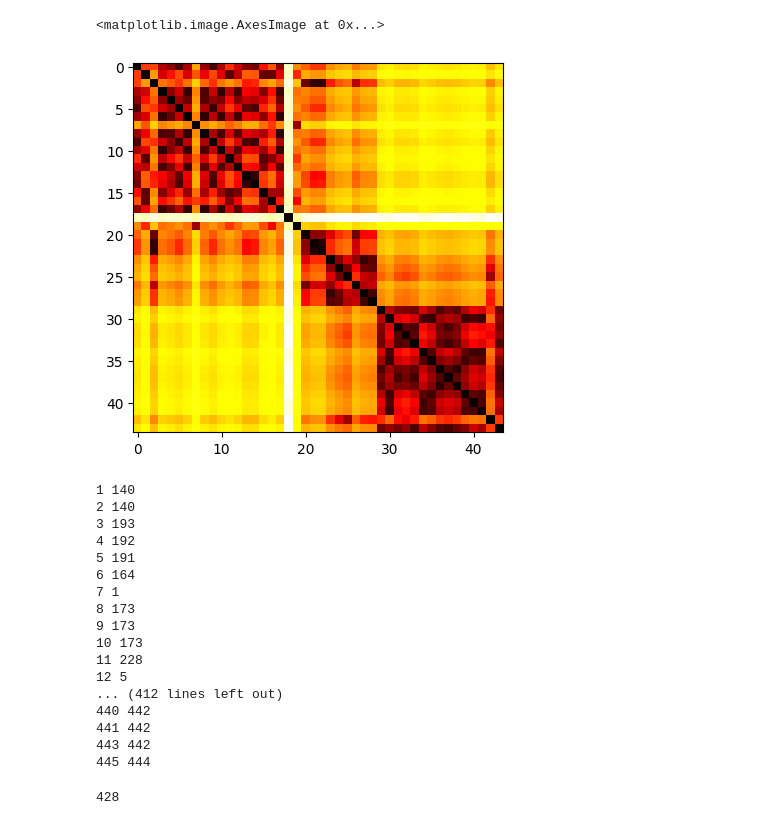
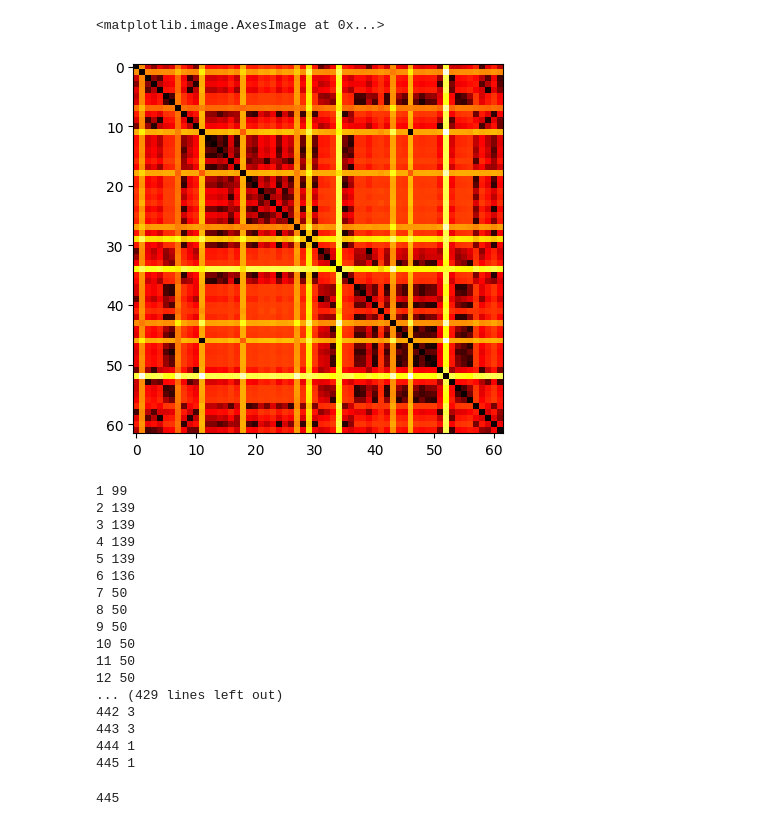
Before and after one commit to g-lago8/CHL-Project, a Jupyter notebook: notebooks/cluster_graphs.ipynb, the cells around one changed output. Drawn from its saved outputs; the diff is of its cells as text; code cells hidden in the pictures.

Commit message:
useless clustering

```diff
--- a/notebooks/cluster_graphs.ipynb
+++ b/notebooks/cluster_graphs.ipynb
@@ -26,5 +40,5 @@ config = ProteinGraphConfig(edge_construction_functions=edge_fns)
 # %%
-df = create_graph_df(config =config)
+df = generate_df(config =config)
 clear_output()
 # %%
 set1 = set(df['graph_allele1'])
@@ -105,13 +118,0 @@ plt.show()
-# %%
-def k_medoids(M, k, max_iter=100):
-    n = M.shape[0]
-    medoids = np.random.choice(n, k, replace=False)
-    clusters = np.argmin(M[medoids], axis=0)
-    for _ in range(max_iter):
-        for i in range(k):
-            medoids[i] = np.argmin(np.sum(M[np.ix_(clusters == i, clusters == i)], axis=1))
-        new_clusters = np.argmin(M[medoids], axis=0)
-        if np.array_equal(clusters, new_clusters):
-            break
-        clusters = new_clusters
-    return medoids, clusters
@@ -137,0 +119,7 @@ silhouette
+# %%
+# get mean distance from other
+mean_dists = M.mean(axis=1)
+np.where(mean_dists>15)
+# remove outliers
+graphs = [g for i, g in enumerate(graphs) if mean_dists[i]<15]
+M = chamfer_matrix(graphs)
@@ -138,12 +173,12 @@ silhouette
 # %%
 # reorder the graphs according to the clusters
-ordered_graphs = [g for (g,_) in sorted(zip(graphs, clusters),  key=lambda pair: pair[1])]
+ordered_graphs = [g for (g,_) in sorted(zip(graphs, k_medoids.labels_),  key=lambda pair: pair[1])]
 ordered_graphs
 chamfer_matrix_prd = chamfer_matrix(ordered_graphs)
 plt.imshow(chamfer_matrix_prd, cmap='hot')
 # %% [output]
 <matplotlib.image.AxesImage at 0x...>
-[figure, old version]
+[figure, new version]
 # %%
 count =0
 for node in graphs[2].nodes(data=True):
@@ -161,24 +196,24 @@ for node in graphs[2].nodes(data=True):
         print(node[1]['residue_number'], best[1]['residue_number'])
 count
 # %% [output]
-1 140
-2 140
-3 193
-4 192
-5 191
-6 164
-7 1
-8 173
-9 173
-10 173
-11 228
-12 5
-... (412 lines left out)
-440 442
-441 442
-443 442
-445 444
+1 99
+2 139
+3 139
+4 139
+5 139
+6 136
+7 50
+8 50
+9 50
+10 50
+11 50
+12 50
+... (429 lines left out)
+442 3
+443 3
+444 1
+445 1
-428
+445
 # %%
 plotly_protein_structure_graph(graphs[2])
 # %%
```
Also changed, not shown: parts of 16 cells of this notebook, 1 other file.
